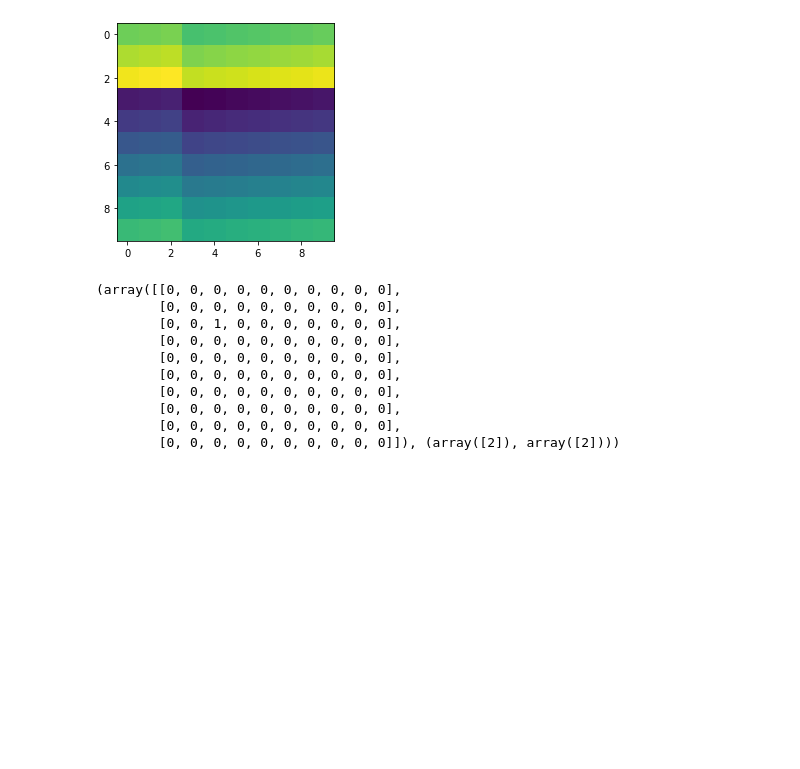
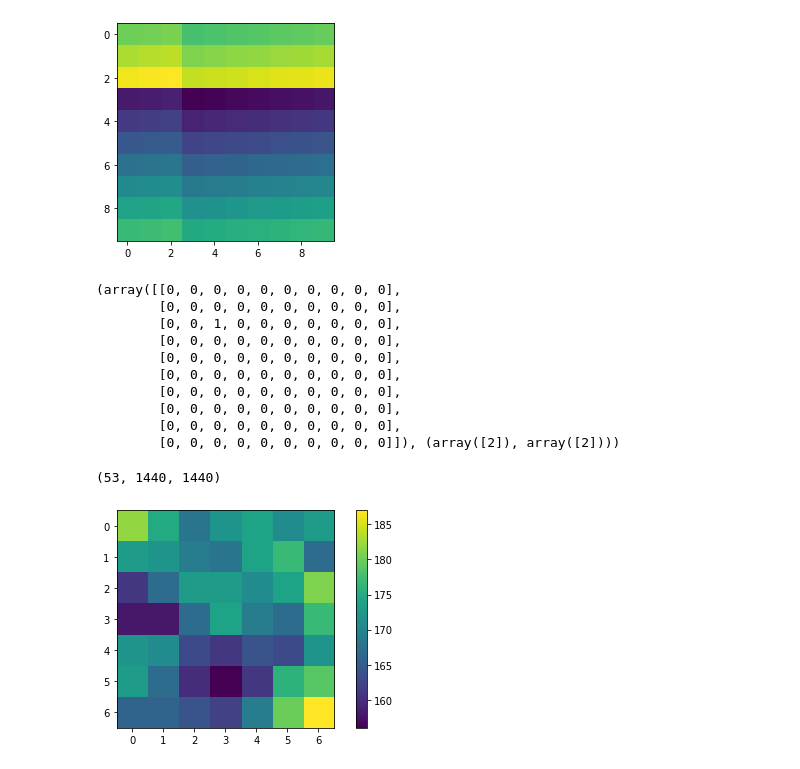
Before and after one commit to vachram97/still-utils, a Jupyter notebook: cxi2numpy.ipynb, the cells around one changed output. Drawn from its saved outputs; the diff is of its cells as text; code cells hidden in the pictures; blank space fills up the shorter version.

Commit message:
Wrote functions to extract peaks and return peak profiles; tested on simple examples

```diff
--- a/cxi2numpy.ipynb
+++ b/cxi2numpy.ipynb
@@ -212,0 +215,6 @@ peaks(test)
+# %%
+hits = extract_hits('gpcr.cxi', indices)
+# %%
+hits.shape
+# %% [output]
+(53, 1440, 1440)
@@ -212,0 +223,7 @@ peaks(test)
+# %%
+profiles = peak_profiles(hits)
+# %%
+plt.imshow(profiles[4])
+plt.colorbar();
+# %% [output]
+[figure, added]
```
Also changed, not shown: parts of 2 cells of this notebook, 1 other file.
